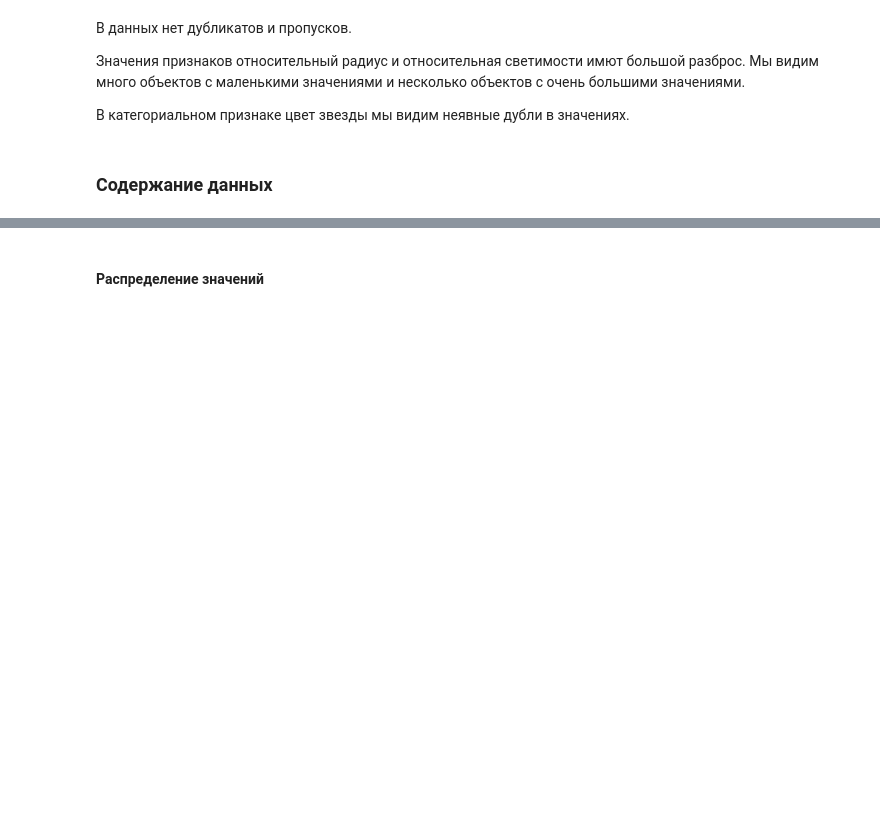
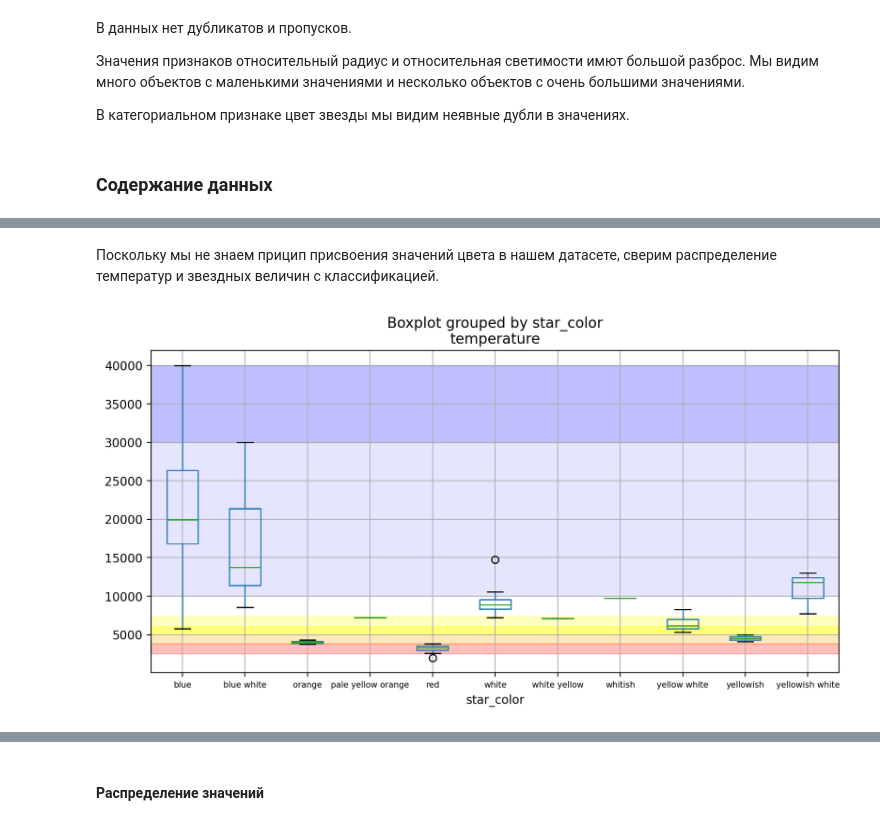
Before and after one commit to dimdasci/yp14-torch-nn-refression, a Jupyter notebook: notebooks/yp14-star-temperature-prediction.ipynb, the cells around one changed output, grey strips where cells are left out. Saved outputs shown, nothing was run; the diff lists cells and outputs as text; code cells hidden in the pictures; blank space fills up the shorter version.

Commit message:
star color investigation

```diff
--- a/notebooks/yp14-star-temperature-prediction.ipynb
+++ b/notebooks/yp14-star-temperature-prediction.ipynb
@@ -59,3 +67,8 @@ RANDOM_STATE = 2575215
+# %%
+def normalize_color_values(color: str) -> str:
+    """Приводит значение цвета к форме: нижний регистр через пробел без"""
+
+    return " ".join([_.strip() for _ in color.lower().replace("-", " ").split()])
 # %% [markdown]
 ## Загрузка данных
 # %%
@@ -335,0 +363,3 @@ Name: star_color, dtype: int64
+# %%
+df.star_color = df.star_color.apply(normalize_color_values)
+df.star_color.value_counts()
@@ -335,0 +379,16 @@ Name: star_color, dtype: int64
+# %% [markdown]
+Поскольку мы не знаем прицип присвоения значений цвета в нашем датасете, сверим распределение температур и звездных величин с классификацией.
+# %%
+colors = []
+df.boxplot(column=["temperature"], by="star_color", figsize=(10,5))
+plt.xticks(fontsize="x-small", rotation=0)
+plt.axhspan(2500, 3800, color="red", alpha=.25)
+plt.axhspan(3800, 5000, color="orange", alpha=.25)
+plt.axhspan(5000, 6000, color="yellow", alpha=.5)
+plt.axhspan(6000, 7400, color="yellow", alpha=.25)
+plt.axhspan(7400, 10000, color="white", alpha=.1)
+plt.axhspan(10000, 30000, color="blue", alpha=.1)
+plt.axhspan(30000, 40000, color="blue", alpha=.25)
+plt.show()
+# %% [output]
+[figure, added]
```
Also changed, not shown: parts of 11 cells of this notebook.
